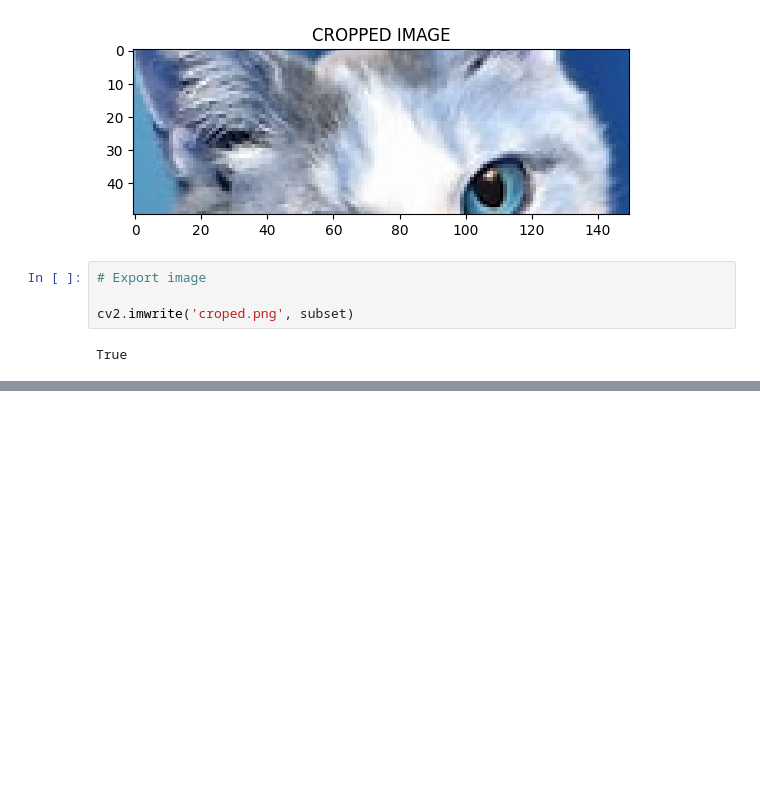
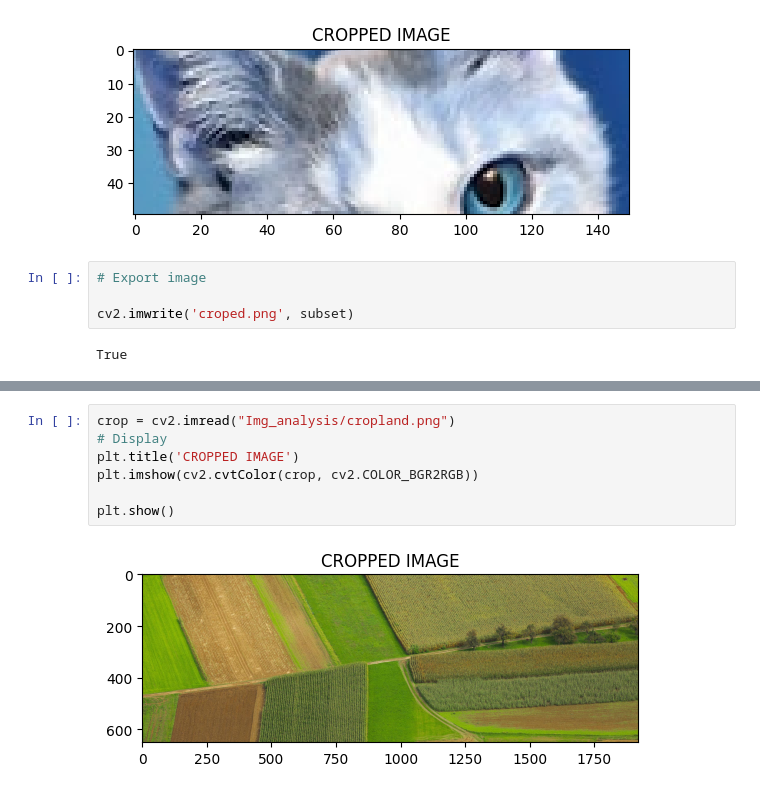
Before and after one commit to kechcole/Machine-Learning, a Jupyter notebook: Notebooks/Image_Processing/1.Introduction.ipynb, the cells around one changed output, grey strips where cells are left out. Drawn from its saved outputs; the diff is of its cells as text; blank space fills up the shorter version.

```diff
--- a/Notebooks/Image_Processing/1.Introduction.ipynb
+++ b/Notebooks/Image_Processing/1.Introduction.ipynb
@@ -258,0 +265,9 @@ True
+# %%
+crop = cv2.imread("Img_analysis/cropland.png")
+# Display
+plt.title('CROPPED IMAGE')
+plt.imshow(cv2.cvtColor(crop, cv2.COLOR_BGR2RGB))
+
+plt.show()
+# %% [output]
+[figure, added]
```
Also changed, not shown: parts of 5 cells of this notebook, 1 other file.
